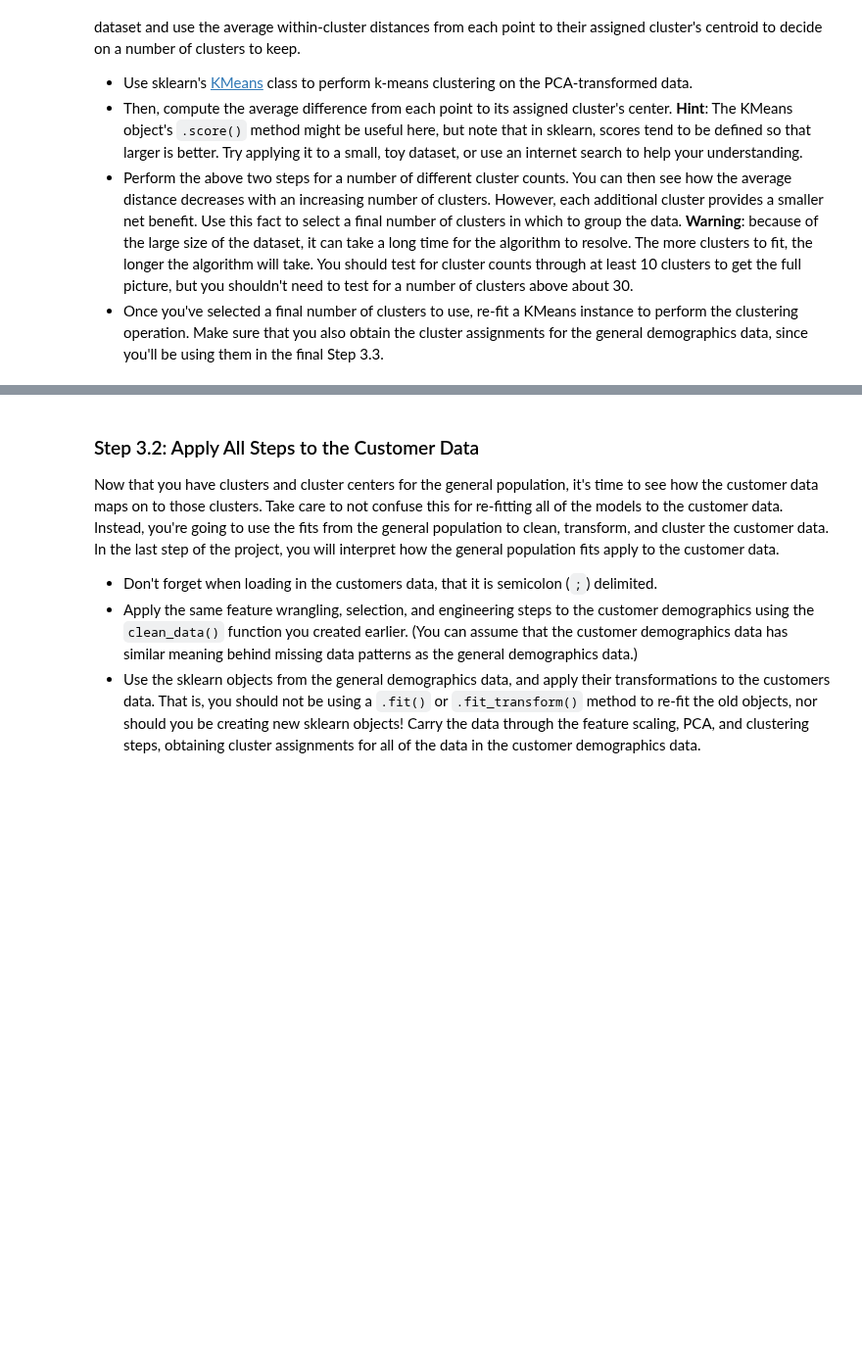
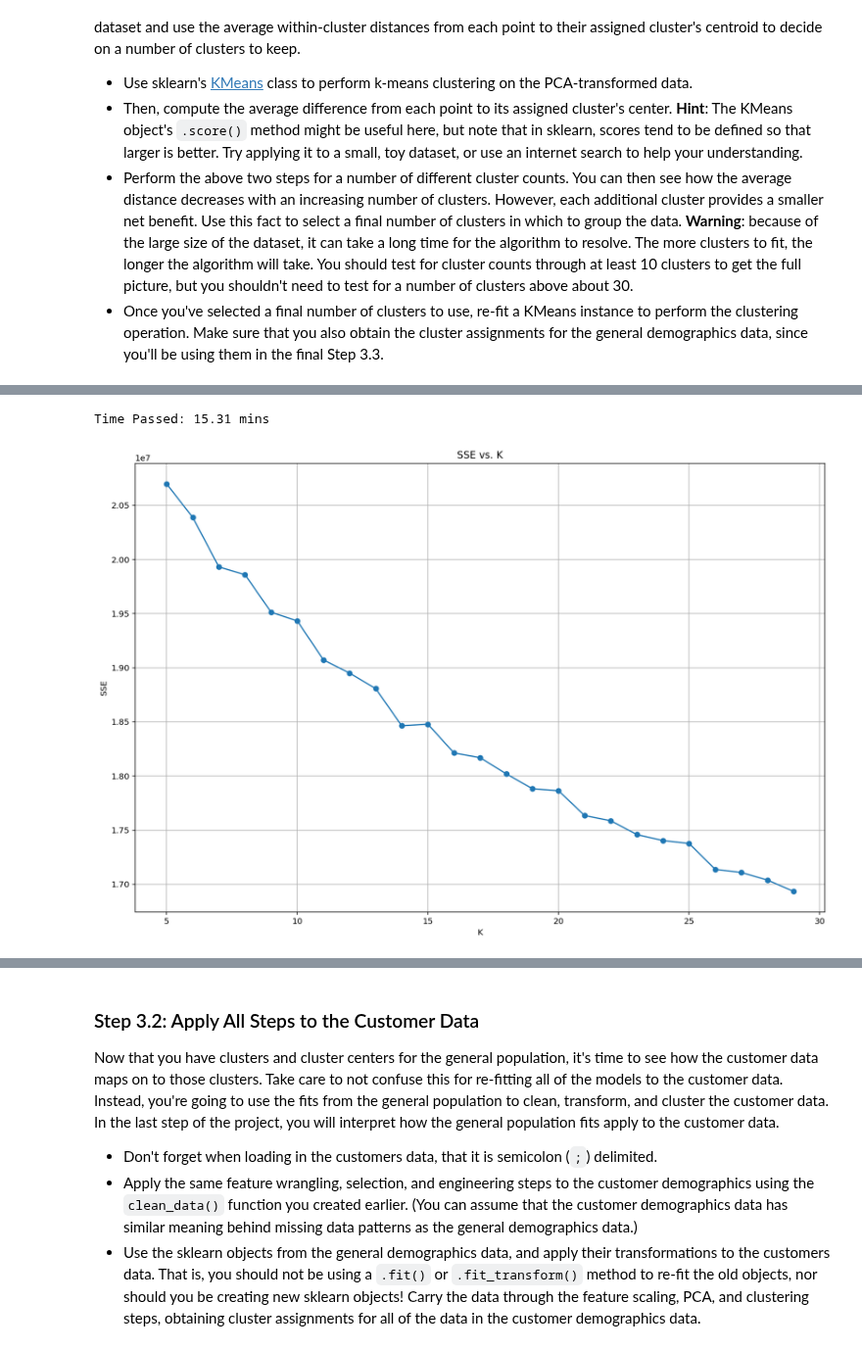
Before and after one commit to ChristopherDaigle/Udacity, a Jupyter notebook: IntroductionToMachineLearningProgram/Part4_UnsupervisedLearning/Project/Identify_Customer_Segments1.ipynb, the cells around one changed output, grey strips where cells are left out. Shown at 98% size. Drawn from its saved outputs; the diff is of its cells as text; code cells hidden in the pictures; blank space fills up the shorter version.

```diff
--- a/IntroductionToMachineLearningProgram/Part4_UnsupervisedLearning/Project/Identify_Customer_Segments1.ipynb
+++ b/IntroductionToMachineLearningProgram/Part4_UnsupervisedLearning/Project/Identify_Customer_Segments1.ipynb
@@ -1306,0 +1290,27 @@ Time Passed: 66.53 mins
+# %%
+# Sample for speed (>1hour is too long for this project)
+pca_features_sample = pca_features[np.random.choice(pca_features.shape[0], \
+                                                    int(pca_features.shape[0]*0.2), replace=False)]
+# %%
+import time
+from sklearn.cluster import KMeans
+start_time = time.time()
+
+sse = []
+k_range = np.arange(5,30)
+
+for k in k_range:
+    kmeans = KMeans(k).fit(pca_features_sample)
+    sse.append(np.abs(kmeans.score(pca_features_sample)))
+
+plt.figure(figsize=(15, 10))
+plt.plot(k_range, sse, linestyle='-', marker='o')
+plt.grid()
+plt.xlabel('K')
+plt.ylabel('SSE')
+plt.title('SSE vs. K')
+
+print('Time Passed: {} mins'.format(np.round(((time.time() - start_time)/60),2)))
+# %% [output]
+Time Passed: 15.31 mins
+[figure, added]
```
Also changed, not shown: parts of 33 cells of this notebook.
